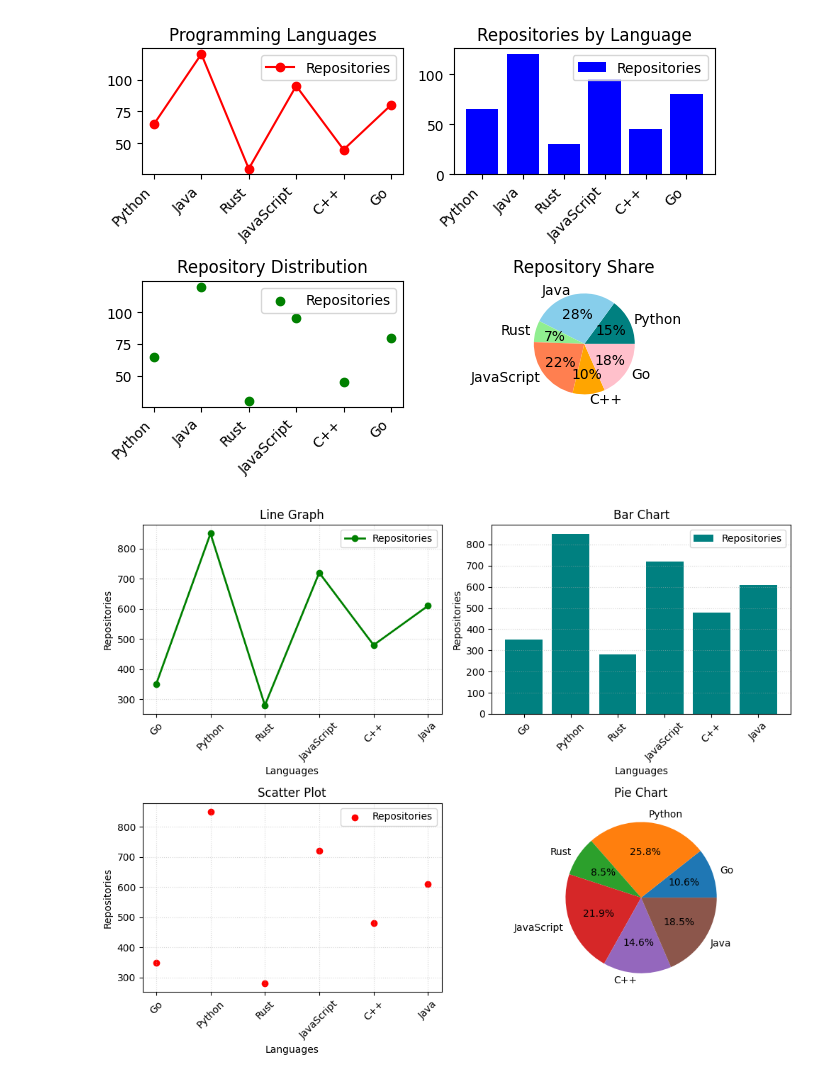
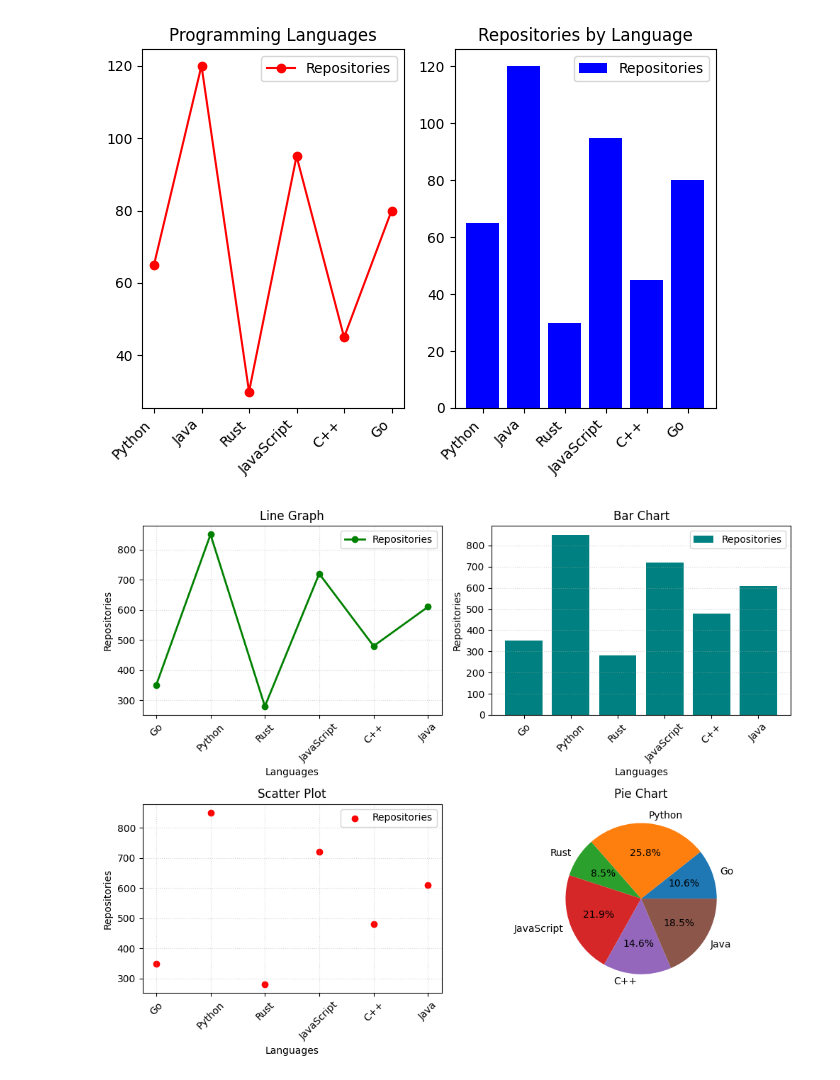
Before and after one commit to waseem-development/AI-NAVTTC, a Jupyter notebook: Graph Neural Network and GCN/Presentation/presentation_source_codes/3_subplots.ipynb, the cells around one changed output. Saved outputs shown, nothing was run; the diff lists cells and outputs as text; code cells hidden in the pictures.

```diff
--- a/Graph Neural Network and GCN/Presentation/presentation_source_codes/3_subplots.ipynb
+++ b/Graph Neural Network and GCN/Presentation/presentation_source_codes/3_subplots.ipynb
@@ -4,65 +4,41 @@ import matplotlib.pyplot as plt
 languages = ["Python", "Java", "Rust", "JavaScript", "C++", "Go"]
 repositories = [65, 120, 30, 95, 45, 80]
 
-plt.subplot(2, 2, 1)
+plt.subplot(1, 2, 1)
 
 plt.plot(
     languages,
     repositories,
     color="red",
     marker="o",
     label="Repositories"
 )
 
 plt.xticks(rotation=45, ha="right")
 plt.legend()
 plt.title("Programming Languages")
 
 
-plt.subplot(2, 2, 2)
+plt.subplot(1, 2, 2)
 
 plt.bar(
     languages,
     repositories,
     color="blue",
     label="Repositories"
 )
 
 plt.xticks(rotation=45, ha="right")
 plt.legend()
 plt.title("Repositories by Language")
 
 
-plt.subplot(2, 2, 3)
-
-plt.scatter(
-    languages,
-    repositories,
-    color="green",
-    label="Repositories"
-)
-
-plt.xticks(rotation=45, ha="right")
-plt.legend()
-plt.title("Repository Distribution")
-
-
-plt.subplot(2, 2, 4)
-
-plt.pie(
-    repositories,
-    labels=languages,
-    autopct="%1.0f%%",
-    colors=["teal", "skyblue", "lightgreen", "coral", "orange", "pink"]
-)
-
-plt.title("Repository Share")
 
 
 plt.tight_layout()
 plt.show()
 # %% [output]
-[figure, old version]
+[figure, new version]
 # %%
 languages = ["Go", "Python", "Rust", "JavaScript", "C++", "Java"]
 repositories = [350, 850, 280, 720, 480, 610]
```
Also changed, not shown: 3 other files.
